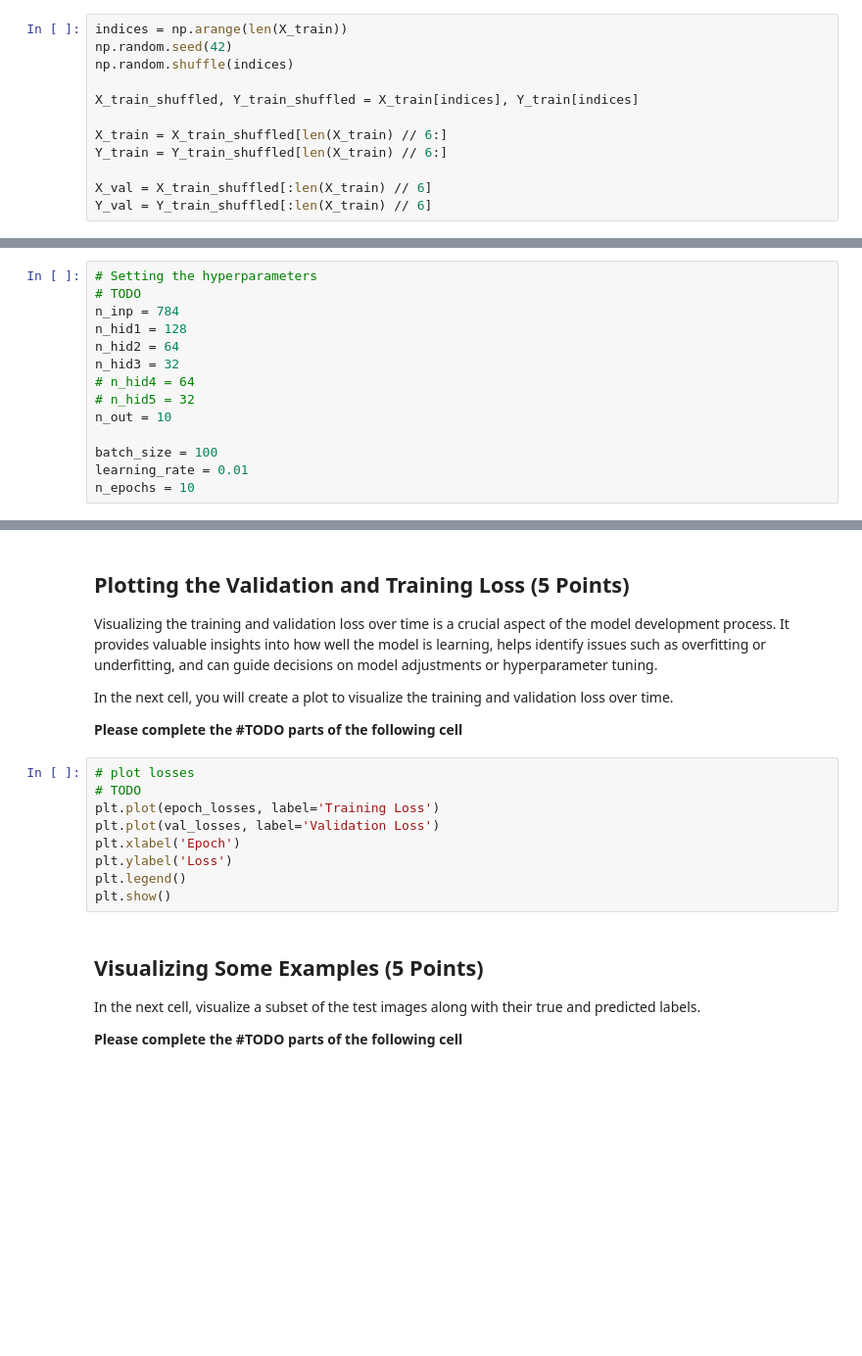
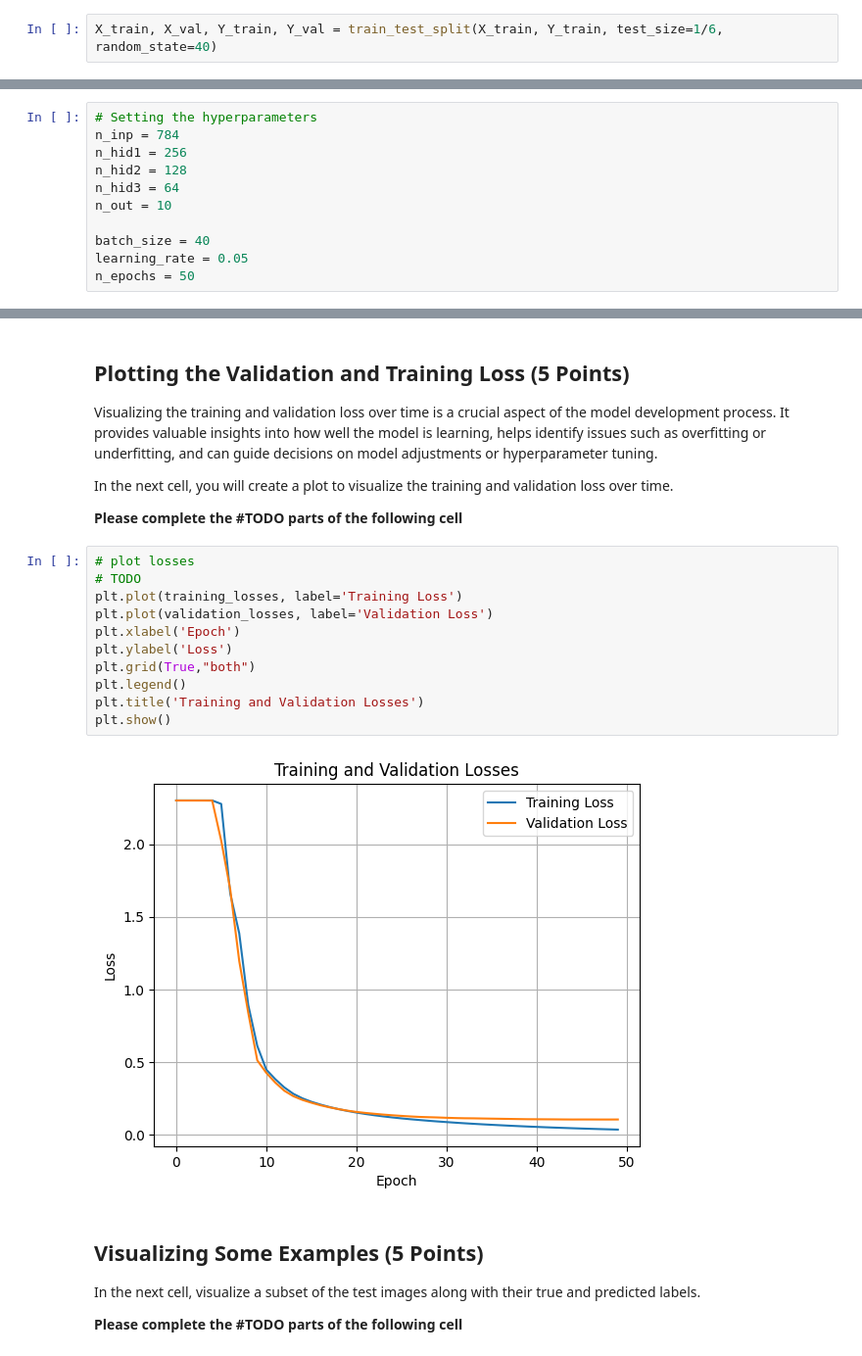
Before and after one commit to MahdiS3171/Introduction_to_ML_Fall_2024, a Jupyter notebook: IML-CHW3/Q2_MLP.ipynb, the cells around one changed output, grey strips where cells are left out. Shown at 98% size. Drawn from its saved outputs; the diff is of its cells as text; blank space fills up the shorter version.

```diff
--- a/IML-CHW3/Q2_MLP.ipynb
+++ b/IML-CHW3/Q2_MLP.ipynb
@@ -164,18 +133,8 @@ plt.show()
 To evaluate the performance of our MLP model effectively, we divide the dataset into three distinct sets: training, validation, and test sets. The training set is used to train the model, where the model learns to make predictions by adjusting its parameters. The validation set is used to fine-tune the hyperparameters and make informed decisions about the model architecture without overfitting to the training data. Finally, the test set is utilized to assess the model's performance on unseen data, providing an unbiased evaluation of its ability to generalize.
 
 In the next cell, you should take the initial training set `(X_train, Y_train)` and further split it into validation `(X_val, Y_val)` and revised training sets `(X_train, Y_train)` using a 1:5 ratio. This process ensures that we have a separate dataset to validate the model's performance during the training phase, helping us to avoid overfitting and ensuring that our model generalizes well to new, unseen data.
-# %%
-indices = np.arange(len(X_train))
-np.random.seed(42)
-np.random.shuffle(indices)
-
-X_train_shuffled, Y_train_shuffled = X_train[indices], Y_train[indices]
-
-X_train = X_train_shuffled[len(X_train) // 6:]
-Y_train = Y_train_shuffled[len(X_train) // 6:]
-
-X_val = X_train_shuffled[:len(X_train) // 6]
-Y_val = Y_train_shuffled[:len(X_train) // 6]
+# %%
+X_train, X_val, Y_train, Y_val = train_test_split(X_train, Y_train, test_size=1/6, random_state=40)
 # %% [markdown]
 ## Preparation of the Data:
 
@@ -918,18 +812,15 @@ In the next cell, you will define these hyperparameters and configure the model'
 **Please complete the #TODO parts of the following cell**
 # %%
 # Setting the hyperparameters
-# TODO
 n_inp = 784
-n_hid1 = 128
-n_hid2 = 64
-n_hid3 = 32
-# n_hid4 = 64
-# n_hid5 = 32
+n_hid1 = 256
+n_hid2 = 128
+n_hid3 = 64
 n_out = 10
 
-batch_size = 100
-learning_rate = 0.01
-n_epochs = 10
+batch_size = 40
+learning_rate = 0.05
+n_epochs = 50
 # %% [markdown]
 ## Creating Batches for Different Splits of Data (5 Points)
 
@@ -1024,12 +921,16 @@ In the next cell, you will create a plot to visualize the training and validatio
 # %%
 # plot losses
 # TODO
-plt.plot(epoch_losses, label='Training Loss')
-plt.plot(val_losses, label='Validation Loss')
+plt.plot(training_losses, label='Training Loss')
+plt.plot(validation_losses, label='Validation Loss')
 plt.xlabel('Epoch')
 plt.ylabel('Loss')
+plt.grid(True,"both")
 plt.legend()
+plt.title('Training and Validation Losses')
 plt.show()
+# %% [output]
+[figure, added]
 # %% [markdown]
 ## Visualizing Some Examples (5 Points)
 
```
Also changed, not shown: parts of 14 cells of this notebook.
